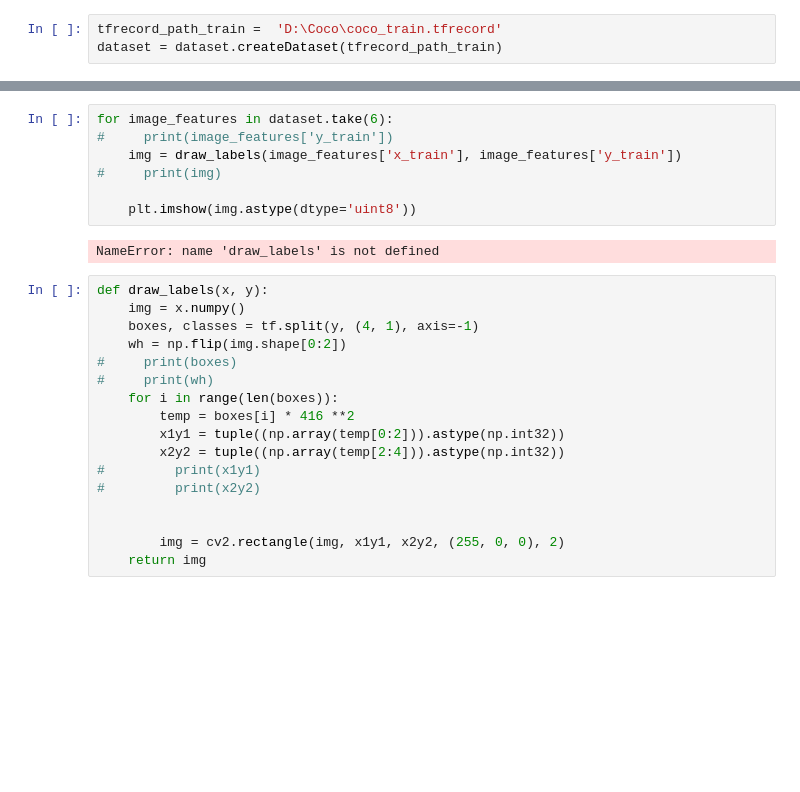
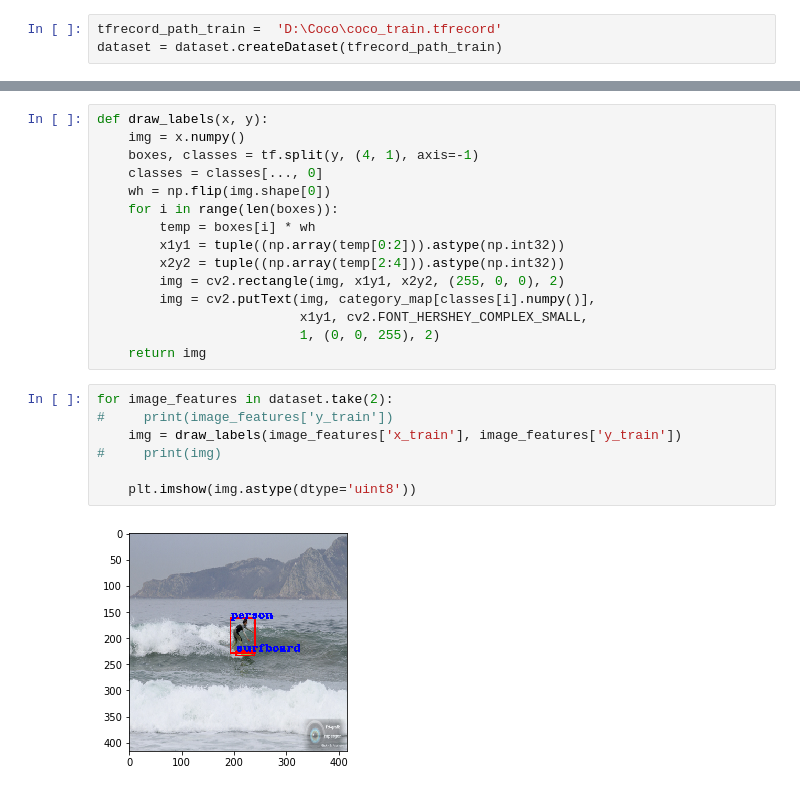
Before and after one commit to MoyezM/M-NET, a Jupyter notebook: utils.ipynb, the cells around one changed output, grey strips where cells are left out. Saved outputs shown, nothing was run; the diff lists cells and outputs as text; blank space fills up the shorter version.

Commit message:
Finished draw boxes function

```diff
--- a/utils.ipynb
+++ b/utils.ipynb
@@ -10,26 +94,24 @@ dataset = dataset.createDataset(tfrecord_path_train)
+# %%
+def draw_labels(x, y):
+    img = x.numpy()
+    boxes, classes = tf.split(y, (4, 1), axis=-1)
+    classes = classes[..., 0]
+    wh = np.flip(img.shape[0])
+    for i in range(len(boxes)):
+        temp = boxes[i] * wh
+        x1y1 = tuple((np.array(temp[0:2])).astype(np.int32))
+        x2y2 = tuple((np.array(temp[2:4])).astype(np.int32))
+        img = cv2.rectangle(img, x1y1, x2y2, (255, 0, 0), 2)
+        img = cv2.putText(img, category_map[classes[i].numpy()],
+                          x1y1, cv2.FONT_HERSHEY_COMPLEX_SMALL,
+                          1, (0, 0, 255), 2)
+    return img
 # %%
-for image_features in dataset.take(6):
+for image_features in dataset.take(2):
 #     print(image_features['y_train'])
     img = draw_labels(image_features['x_train'], image_features['y_train'])
 #     print(img)
 
     plt.imshow(img.astype(dtype='uint8'))
 # %% [output]
-NameError: name 'draw_labels' is not defined
+[figure, added]
-# %%
-def draw_labels(x, y):
-    img = x.numpy()
-    boxes, classes = tf.split(y, (4, 1), axis=-1)
-    wh = np.flip(img.shape[0:2])
-#     print(boxes)
-#     print(wh)
-    for i in range(len(boxes)):
-        temp = boxes[i] * 416 **2
-        x1y1 = tuple((np.array(temp[0:2])).astype(np.int32))
-        x2y2 = tuple((np.array(temp[2:4])).astype(np.int32))
-#         print(x1y1)
-#         print(x2y2)
-
-
-        img = cv2.rectangle(img, x1y1, x2y2, (255, 0, 0), 2)
-    return img
```
Also changed, not shown: parts of 1 cell of this notebook.
